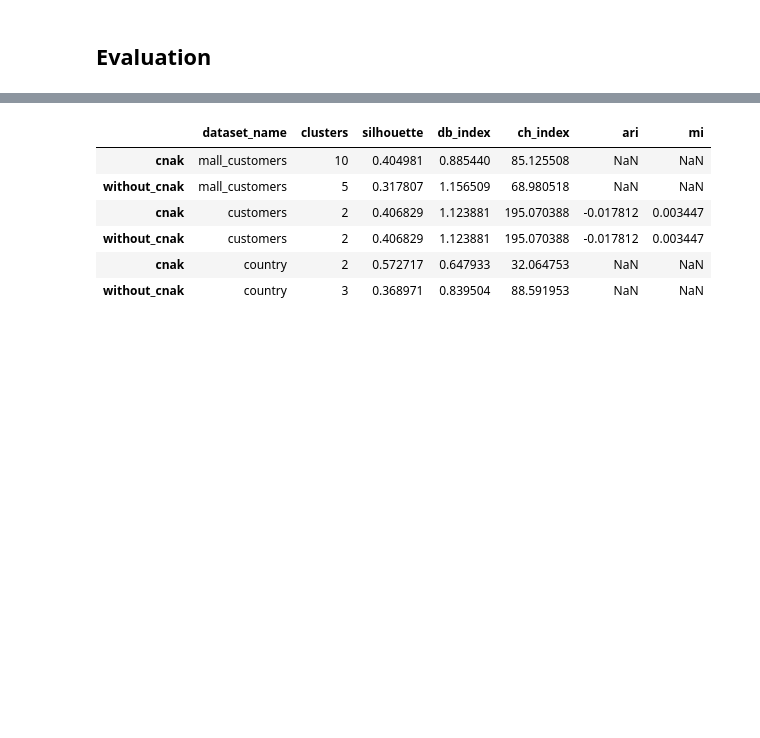
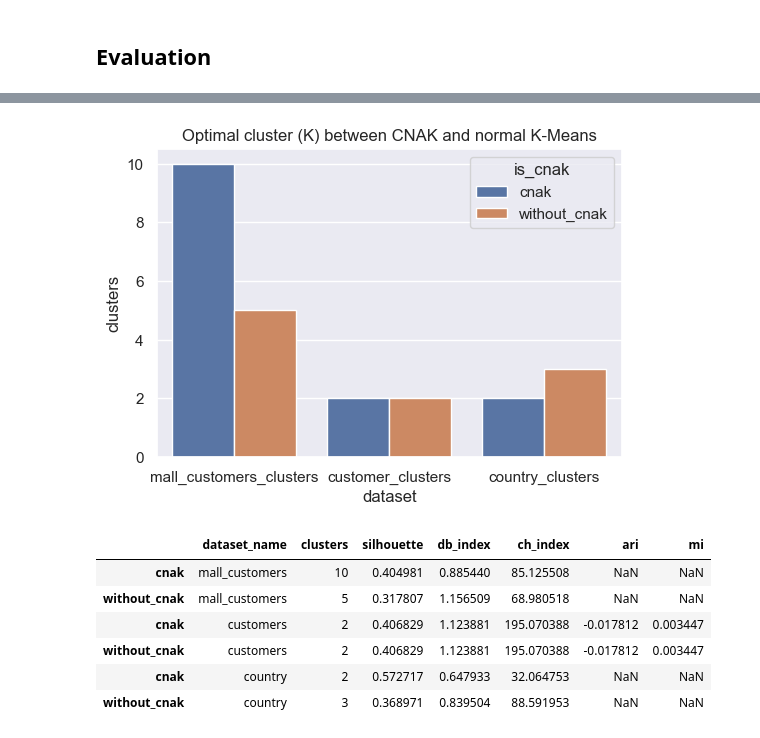
Before and after one commit to leonswl/ntu-msds-sd6125, a Jupyter notebook: notebooks/cnak/cnak.ipynb, the cells around one changed output, grey strips where cells are left out. Saved outputs shown, nothing was run; the diff lists cells and outputs as text; code cells hidden in the pictures; blank space fills up the shorter version.

Commit message:
Updated CNAK code with assets and hyperparameter tuning results

```diff
--- a/notebooks/cnak/cnak.ipynb
+++ b/notebooks/cnak/cnak.ipynb
@@ -140,3 +148,18 @@ country_clusters = {
+# %%
+is_cnak_clusters_df = pd.DataFrame({
+                        'mall_customers_clusters':mall_customers_clusters,
+                        'customer_clusters': customer_clusters,
+                        'country_clusters':country_clusters
+                    }).reset_index(names='is_cnak').melt(id_vars='is_cnak')
+is_cnak_barplot = sns.barplot(data=is_cnak_clusters_df,x='variable',y='value',hue='is_cnak')
+is_cnak_barplot.set(
+    xlabel='dataset',
+    ylabel='clusters',
+    title='Optimal cluster (K) between CNAK and normal K-Means'
+)
+plt.savefig("../../assets/cnak/is_cnak_barplot.png")
+# %% [output]
+[figure, added]
 # %%
 mall_customers_metrics = evaluate_cnak(
     dataset_name='mall_customers',
```
Also changed, not shown: parts of 19 cells of this notebook, 9 other files.
